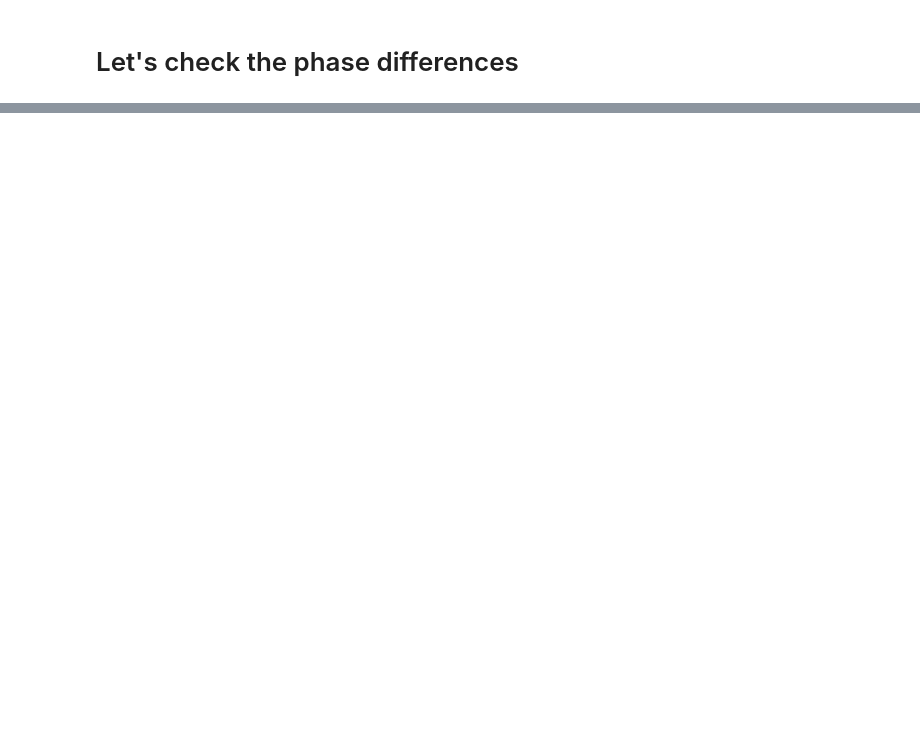
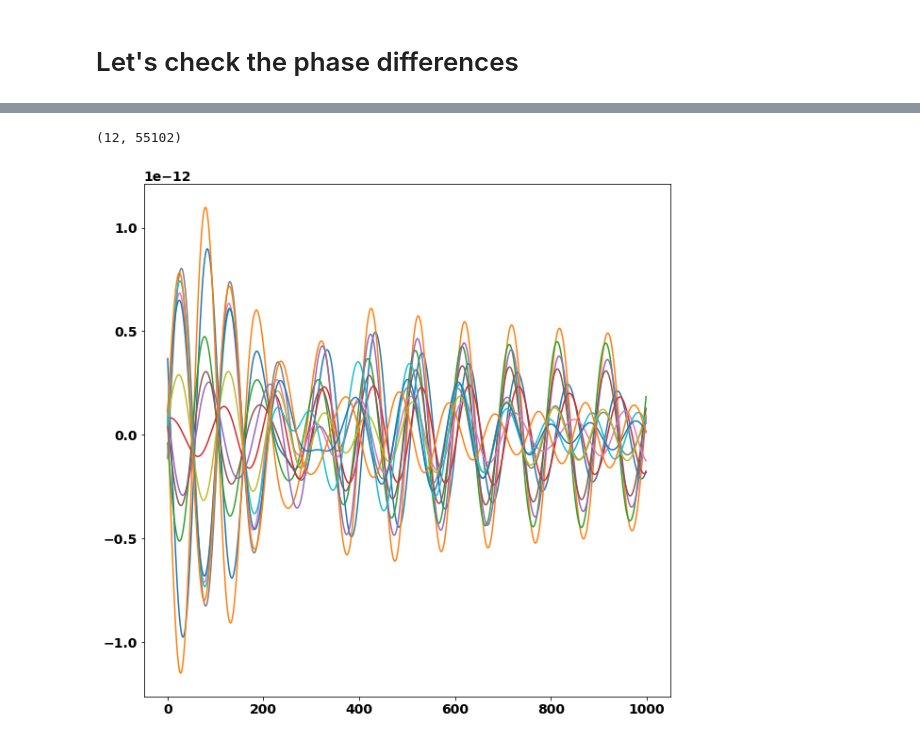
Before and after one commit to Vincentvjj/opm_tacs_flicker, a Jupyter notebook: analysis/compare_tacs_notacs.ipynb, the cells around one changed output, grey strips where cells are left out. Cells and saved outputs as stored; diff of their text form; code cells hidden in the pictures; blank space fills up the shorter version.

```diff
--- a/analysis/compare_tacs_notacs.ipynb
+++ b/analysis/compare_tacs_notacs.ipynb
@@ -464,0 +493,12 @@ Designing a one-pass, zero-phase, non-causal bandpass filter:
+# %%
+plt.figure(figsize=(10,10))
+
+for i in range(12):
+
+    plt.plot(raw_fil_10_tacs_cut[i,:1000])
+
+
+print(raw_fil_10_tacs_cut.shape)
+# %% [output]
+(12, 55102)
+[figure, added]
```
Also changed, not shown: parts of 5 cells of this notebook, 12 other files.
